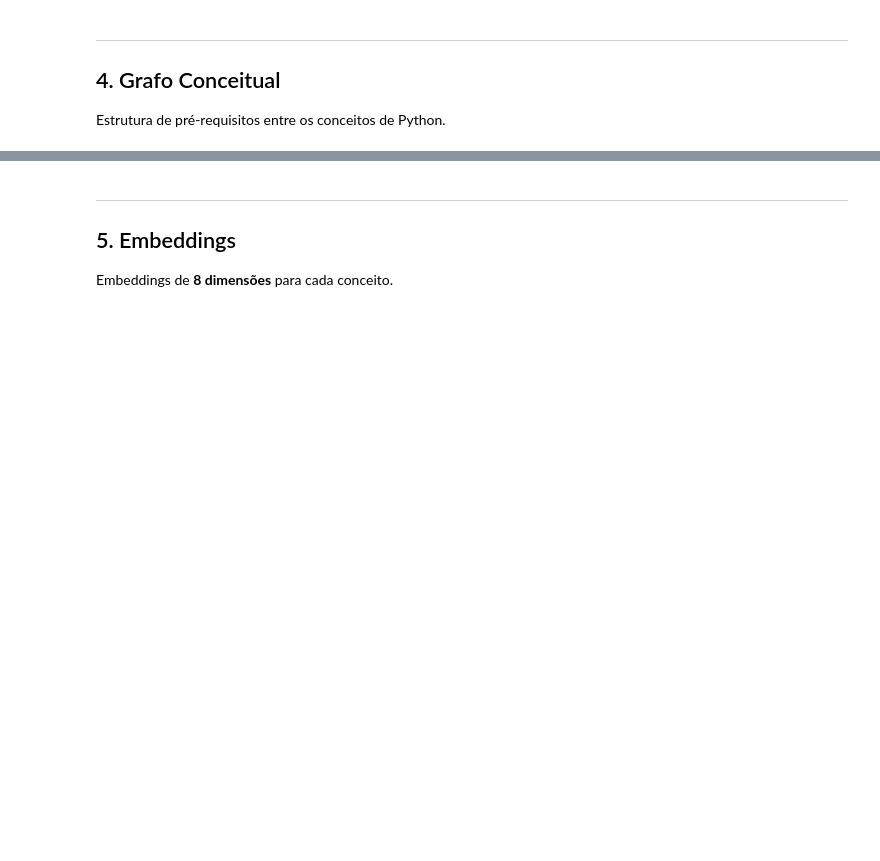
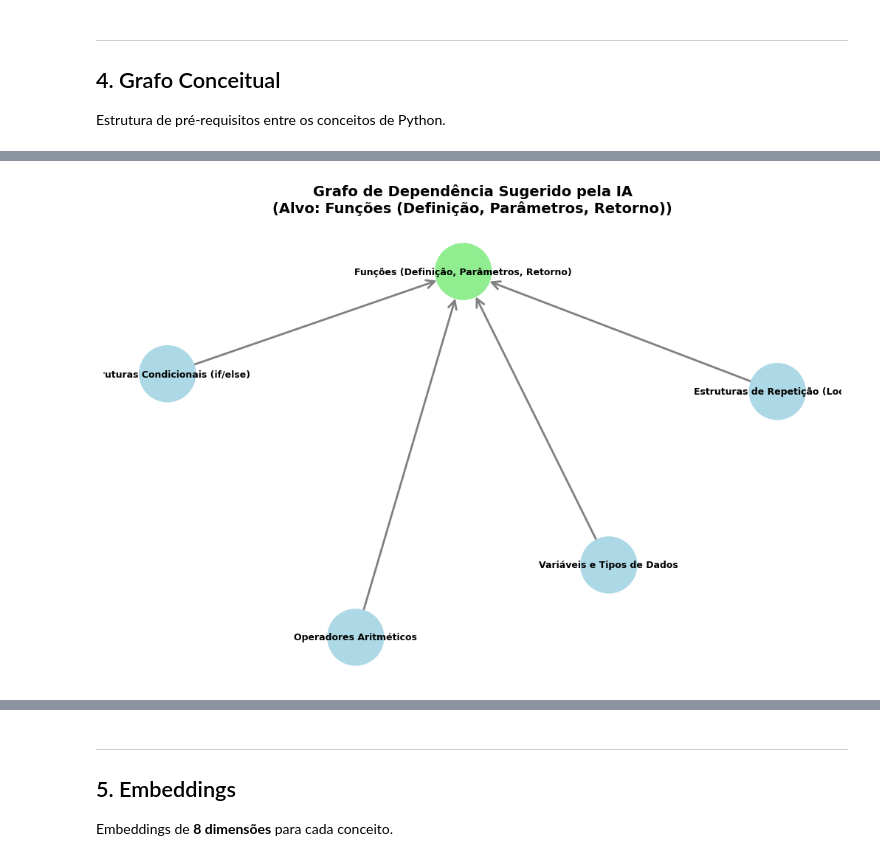
Before and after one commit to ErickBonruque/sinkt_maic_study, a Jupyter notebook: sinkt_colab/SINKT_Base_Individual_v2.ipynb, the cells around one changed output, grey strips where cells are left out. Cells and saved outputs as stored; diff of their text form; code cells hidden in the pictures; blank space fills up the shorter version.

```diff
--- a/sinkt_colab/SINKT_Base_Individual_v2.ipynb
+++ b/sinkt_colab/SINKT_Base_Individual_v2.ipynb
@@ -379,0 +498,91 @@ Grafo salvo como 'outputs/grafo_conceitual_python.png'
+# %%
+# --- FLUXO 1: Relação Conceito -> Conceitos Relacionados (Topologia) ---
+import re
+
+print("=== Teste de Topologia (LLM) ===\n")
+
+# Cenário: Validar pré-requisitos para "Funções"
+target_concept = "Funções (Definição, Parâmetros, Retorno)"
+candidate_concepts_list = [
+    "Variáveis e Tipos de Dados",
+    "Operadores Aritméticos",
+    "Estruturas Condicionais (if/else)",
+    "Estruturas de Repetição (Loops)",
+    "Orientação a Objetos"
+]
+
+# Construir prompt com instrução de JSON
+prompt_topologia = build_prompt(
+    'concept_to_related_concepts',
+    TARGET_CONCEPT=target_concept,
+    CONCEPT_LIST=", ".join(candidate_concepts_list)
+)
+prompt_topologia += "\n\nIMPORTANT: Return the result strictly in JSON format with a key 'prerequisites' containing the list of selected concept names from the candidates. Do not include any explanation, just the JSON."
+
+print(f"Prompt Gerado (trecho):\n{prompt_topologia[:150]}...\n")
+print("-" * 30)
+
+# Chamar LLM
+print("Consultando Gemini...")
+resposta_topologia = get_gemini_response(prompt_topologia)
+
+print(f"\nResposta Bruta da LLM:\n{resposta_topologia}\n")
+
+# Extrair JSON da resposta
+try:
+    # Limpeza para pegar apenas o JSON caso venha com markdown
+    json_str = re.search(r'\{.*\}', resposta_topologia, re.DOTALL)
+    if json_str:
+        json_str = json_str.group(0)
+    else:
+        json_str = resposta_topologia
+
+    dados_llm = json.loads(json_str)
+    prerequisitos_sugeridos = dados_llm.get('prerequisites', [])
+
+    print(f"Pré-requisitos identificados: {prerequisitos_sugeridos}")
+
+    # --- GERAR GRÁFICO ---
+    if prerequisitos_sugeridos:
+        print("\nGerando grafo de dependência sugerido pela IA...")
+
+        G_llm = nx.DiGraph()
+
+        # Adicionar nó alvo
+        G_llm.add_node(target_concept, type='target')
+
+        # Adicionar arestas (Pré-requisito -> Alvo)
+        for pre in prerequisitos_sugeridos:
+            G_llm.add_node(pre, type='prerequisite')
+            G_llm.add_edge(pre, target_concept)
+
+        # Visualização
+        plt.figure(figsize=(10, 6))
+
+        pos_llm = nx.spring_layout(G_llm, seed=42)
+
+        # Cores diferentes para alvo e pré-requisitos
+        node_colors = ['lightgreen' if G_llm.nodes[n].get('type') == 'target' else 'lightblue' for n in G_llm.nodes()]
+
+        nx.draw(G_llm, pos_llm,
+                with_labels=True,
+                node_color=node_colors,
+                node_size=3000,
+                font_size=9,
+                font_weight='bold',
+                arrows=True,
+                arrowsize=20,
+                edge_color='gray',
+                width=2,
+                arrowstyle='->')
+
+        plt.title(f'Grafo de Dependência Sugerido pela IA\n(Alvo: {target_concept})',
+                  fontsize=14, fontweight='bold', pad=20)
+        plt.tight_layout()
+        plt.savefig('outputs/grafo_dependencia_ia.png', dpi=300, bbox_inches='tight')
+        plt.show()
+        print("Grafo salvo como 'outputs/grafo_dependencia_ia.png'")
+
+except Exception as e:
+    print(f"Erro ao processar resposta ou gerar grafo: {e}")
+# %% [output]
@@ -379,0 +606 @@ Grafo salvo como 'outputs/grafo_conceitual_python.png'
+[figure, added]
```
Also changed, not shown: parts of 10 cells of this notebook, 6 other files.
